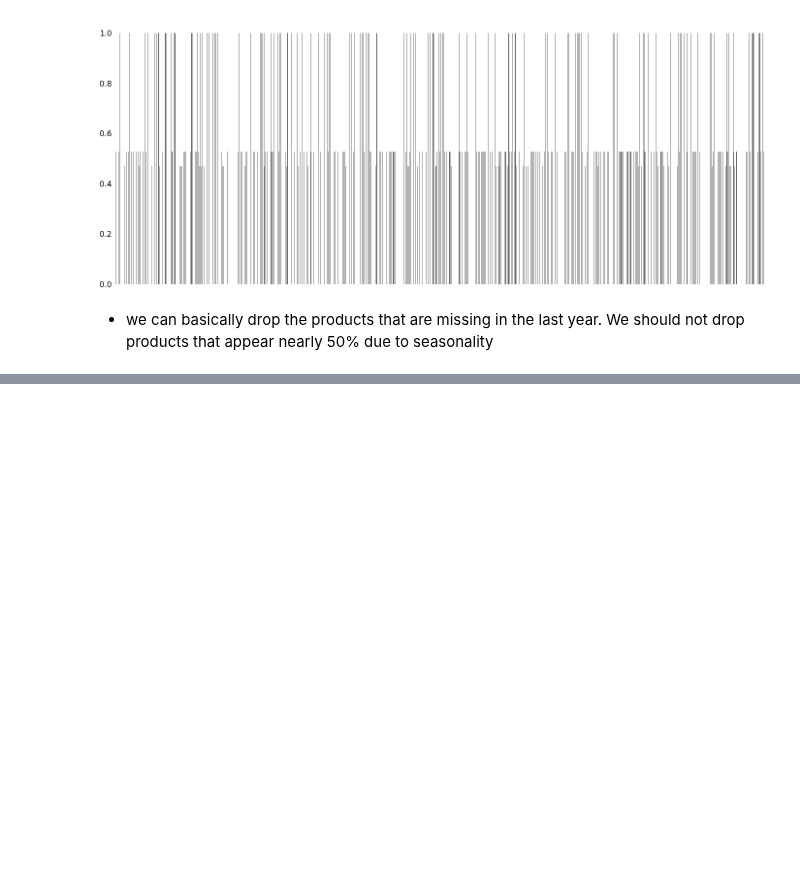
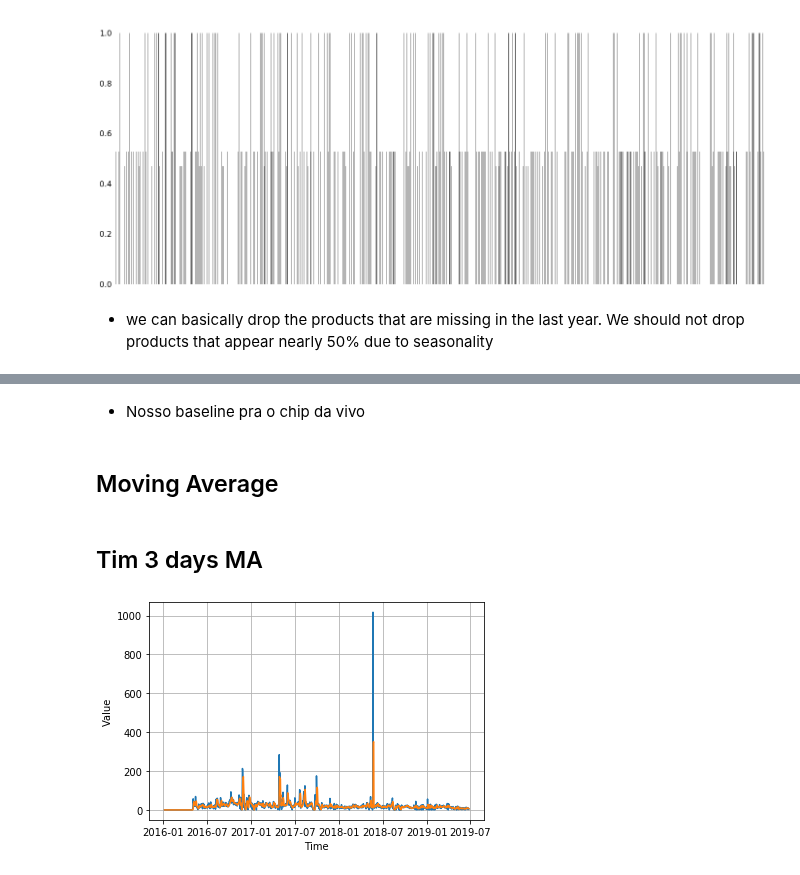
Before and after one commit to ItamarRocha/Machine-Learning-and-Data-Analysis, a Jupyter notebook: Armazem/exploring.ipynb, the cells around one changed output, grey strips where cells are left out. Saved outputs shown, nothing was run; the diff lists cells and outputs as text; code cells hidden in the pictures; blank space fills up the shorter version.

```diff
--- a/Armazem/exploring.ipynb
+++ b/Armazem/exploring.ipynb
@@ -112,0 +217,2 @@ Length: 6223, dtype: bool
+# %%
+checkpoint_tim = chip_tim.copy()
@@ -112,0 +391,20 @@ Length: 6223, dtype: bool
+# %% [markdown]
+* Nosso baseline pra o chip da vivo
+# %% [markdown]
+## Moving Average
+# %%
+def moving_average(series, window_size):
+    forecast = []
+    for time in range(len(series) - window_size): # if you dont subtract the window size, you'll not compute right in the last 30 examples
+        forecast.append(series[time:time + window_size].mean())
+    return np.array(forecast)
+# %% [markdown]
+## Tim 3 days MA
+# %%
+mov_avg_3_tim = moving_average(checkpoint_tim, 3)
+## 3 days moving average, the one day moving average is the same as the naive forecast
+# %%
+plot_series(checkpoint_tim[3:].index, checkpoint_tim[3:])
+plot_series(checkpoint_tim[3:].index, mov_avg_3_tim)
+# %% [output]
+[figure, added]
```
Also changed, not shown: parts of 79 cells of this notebook, 6 other files.
